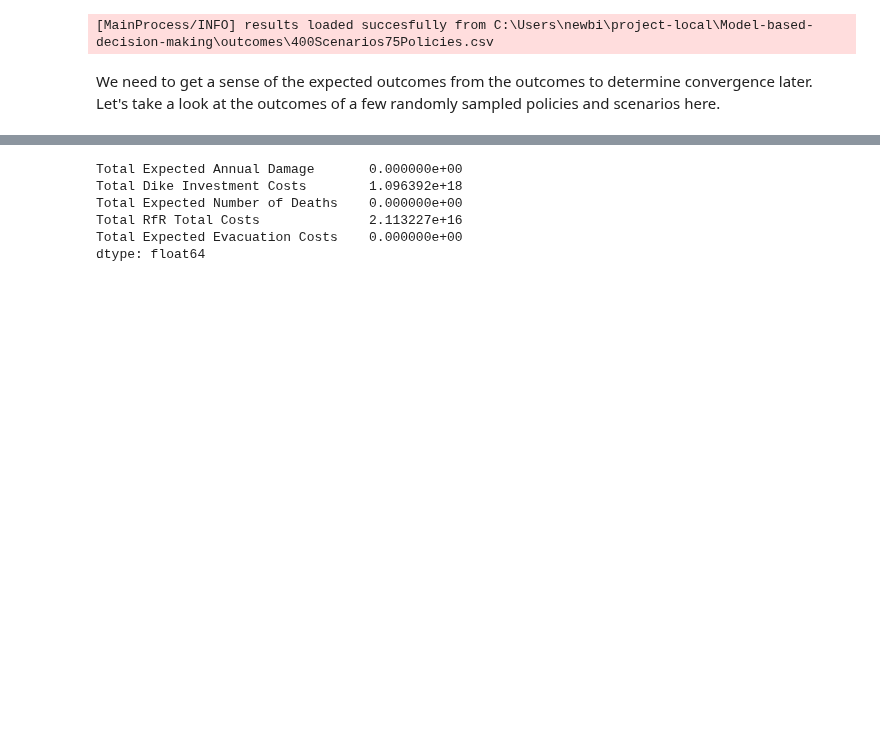
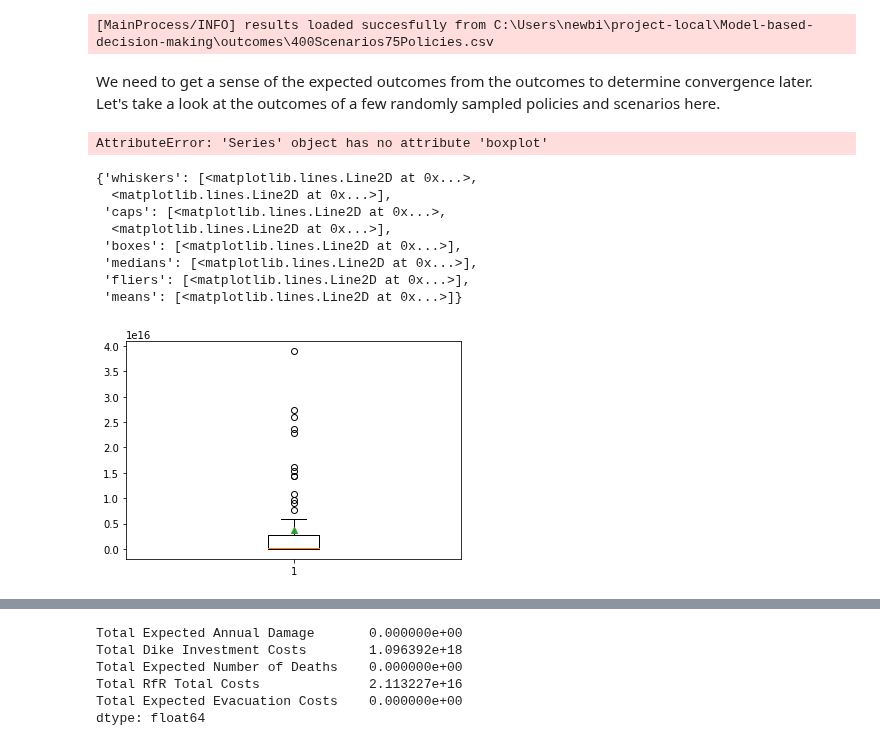
Before and after one commit to WKSu/Model-based-decision-making, a Jupyter notebook: Directed Search.ipynb, the cells around one changed output, grey strips where cells are left out. Saved outputs shown, nothing was run; the diff lists cells and outputs as text; code cells hidden in the pictures; blank space fills up the shorter version.

Commit message:
Added boxplots

```diff
--- a/Directed Search.ipynb
+++ b/Directed Search.ipynb
@@ -62,3 +62,20 @@ aggregate_outcomes(outcomes,"Expected Evacuation Costs")
 everything = pd.DataFrame(experiments["policy"]).join(outcomes)
 # %%
 robust_values = everything.groupby(by = ["policy"]).apply(robustness).iloc[:, -5:]
+# %%
+robust_values["Total Expected Annual Damage"].boxplot()
+# %% [output]
+AttributeError: 'Series' object has no attribute 'boxplot'
+# %%
+# sns.boxplot(robust_values["Total Expected Annual Damage"])
+plt.boxplot(robust_values["Total Expected Annual Damage"], showmeans = True)
+# %% [output]
+{'whiskers': [<matplotlib.lines.Line2D at 0x...>,
+  <matplotlib.lines.Line2D at 0x...>],
+ 'caps': [<matplotlib.lines.Line2D at 0x...>,
+  <matplotlib.lines.Line2D at 0x...>],
+ 'boxes': [<matplotlib.lines.Line2D at 0x...>],
+ 'medians': [<matplotlib.lines.Line2D at 0x...>],
+ 'fliers': [<matplotlib.lines.Line2D at 0x...>],
+ 'means': [<matplotlib.lines.Line2D at 0x...>]}
+[figure, added]
```
Also changed, not shown: parts of 1 cell of this notebook, 1 other file.
